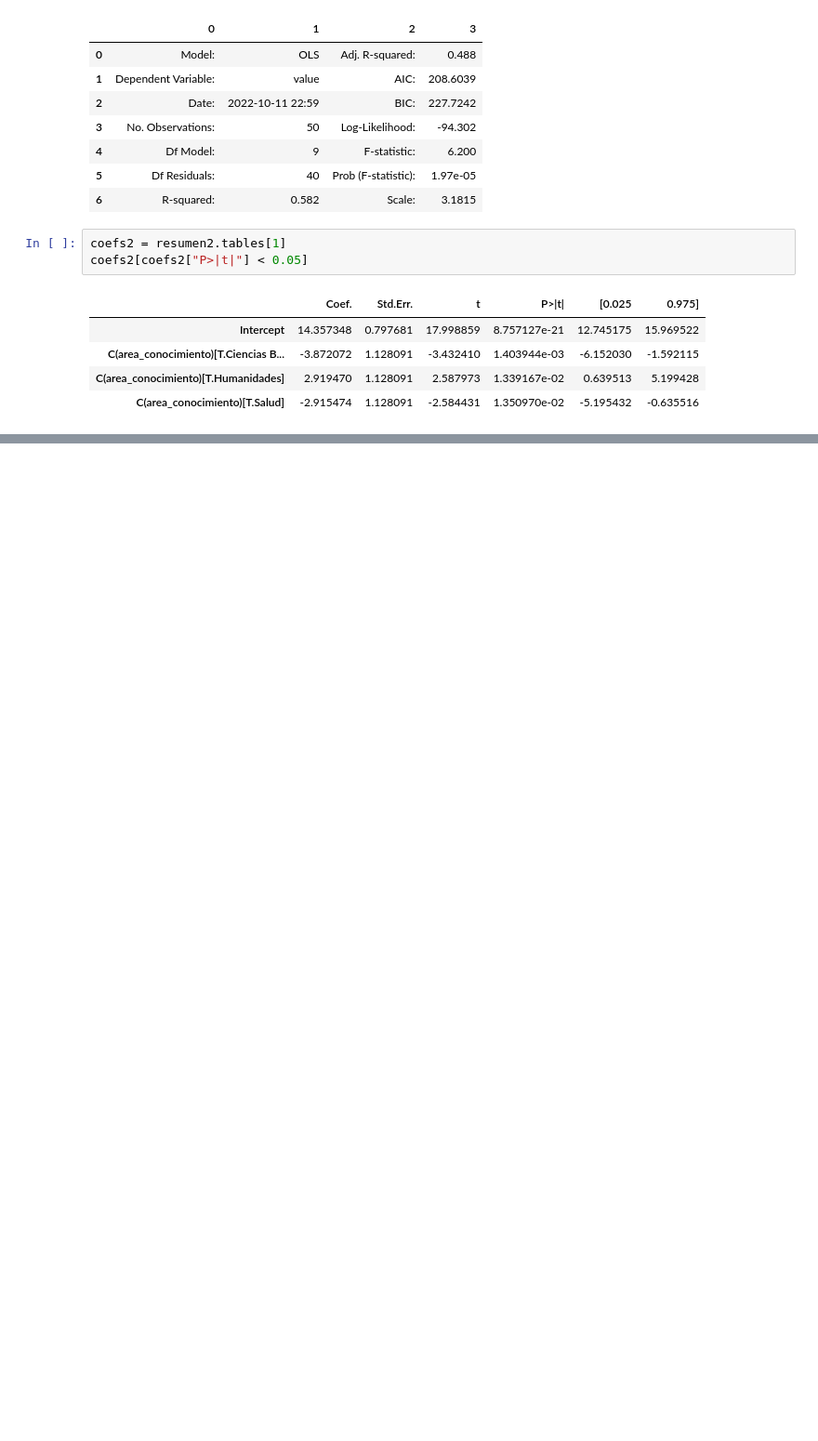
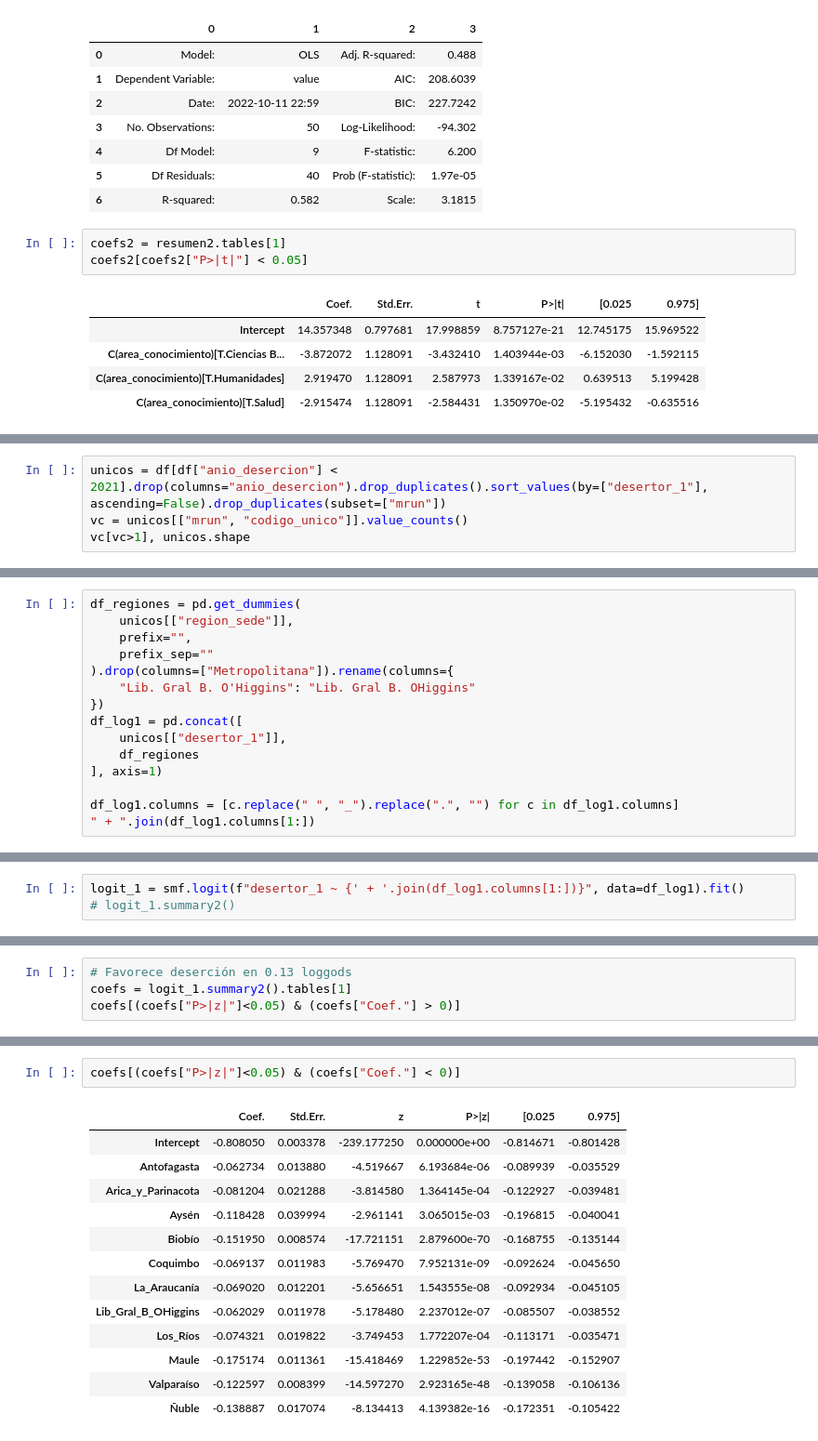
Before and after one commit to GianniCatBug/MDS7201-mineduc-desercion, a Jupyter notebook: notebooks/4.1-exploracion-datos-region-area-conocimiento-ppt.ipynb, the cells around one changed output, grey strips where cells are left out. Shown at 93% size. Drawn from its saved outputs; the diff is of its cells as text; blank space fills up the shorter version.

```diff
--- a/notebooks/4.1-exploracion-datos-region-area-conocimiento-ppt.ipynb
+++ b/notebooks/4.1-exploracion-datos-region-area-conocimiento-ppt.ipynb
@@ -416,0 +418,4 @@ coefs2[coefs2["P>|t|"] < 0.05]
+# %%
+unicos = df[df["anio_desercion"] < 2021].drop(columns="anio_desercion").drop_duplicates().sort_values(by=["desertor_1"], ascending=False).drop_duplicates(subset=["mrun"])
+vc = unicos[["mrun", "codigo_unico"]].value_counts()
+vc[vc>1], unicos.shape
@@ -416,0 +424,15 @@ coefs2[coefs2["P>|t|"] < 0.05]
+# %%
+df_regiones = pd.get_dummies(
+    unicos[["region_sede"]],
+    prefix="",
+    prefix_sep=""
+).drop(columns=["Metropolitana"]).rename(columns={
+    "Lib. Gral B. O'Higgins": "Lib. Gral B. OHiggins"
+})
+df_log1 = pd.concat([
+    unicos[["desertor_1"]],
+    df_regiones
+], axis=1)
+
+df_log1.columns = [c.replace(" ", "_").replace(".", "") for c in df_log1.columns]
+" + ".join(df_log1.columns[1:])
@@ -416,0 +441,3 @@ coefs2[coefs2["P>|t|"] < 0.05]
+# %%
+logit_1 = smf.logit(f"desertor_1 ~ {' + '.join(df_log1.columns[1:])}", data=df_log1).fit()
+# logit_1.summary2()
@@ -416,0 +448,4 @@ coefs2[coefs2["P>|t|"] < 0.05]
+# %%
+# Favorece deserción en 0.13 loggods
+coefs = logit_1.summary2().tables[1]
+coefs[(coefs["P>|z|"]<0.05) & (coefs["Coef."] > 0)]
@@ -416,0 +462,16 @@ coefs2[coefs2["P>|t|"] < 0.05]
+# %%
+coefs[(coefs["P>|z|"]<0.05) & (coefs["Coef."] < 0)]
+# %% [output]
+|  | Coef. | Std.Err. | z | P>|z| | [0.025 | 0.975] |
+| Intercept | -0.808050 | 0.003378 | -239.177250 | 0.000000e+00 | -0.814671 | -0.801428 |
+| Antofagasta | -0.062734 | 0.013880 | -4.519667 | 6.193684e-06 | -0.089939 | -0.035529 |
+| Arica_y_Parinacota | -0.081204 | 0.021288 | -3.814580 | 1.364145e-04 | -0.122927 | -0.039481 |
+| Aysén | -0.118428 | 0.039994 | -2.961141 | 3.065015e-03 | -0.196815 | -0.040041 |
+| Biobío | -0.151950 | 0.008574 | -17.721151 | 2.879600e-70 | -0.168755 | -0.135144 |
+| Coquimbo | -0.069137 | 0.011983 | -5.769470 | 7.952131e-09 | -0.092624 | -0.045650 |
+| La_Araucanía | -0.069020 | 0.012201 | -5.656651 | 1.543555e-08 | -0.092934 | -0.045105 |
+| Lib_Gral_B_OHiggins | -0.062029 | 0.011978 | -5.178480 | 2.237012e-07 | -0.085507 | -0.038552 |
+| Los_Ríos | -0.074321 | 0.019822 | -3.749453 | 1.772207e-04 | -0.113171 | -0.035471 |
+| Maule | -0.175174 | 0.011361 | -15.418469 | 1.229852e-53 | -0.197442 | -0.152907 |
+| Valparaíso | -0.122597 | 0.008399 | -14.597270 | 2.923165e-48 | -0.139058 | -0.106136 |
+| Ñuble | -0.138887 | 0.017074 | -8.134413 | 4.139382e-16 | -0.172351 | -0.105422 |
```
Also changed, not shown: parts of 20 cells of this notebook.
